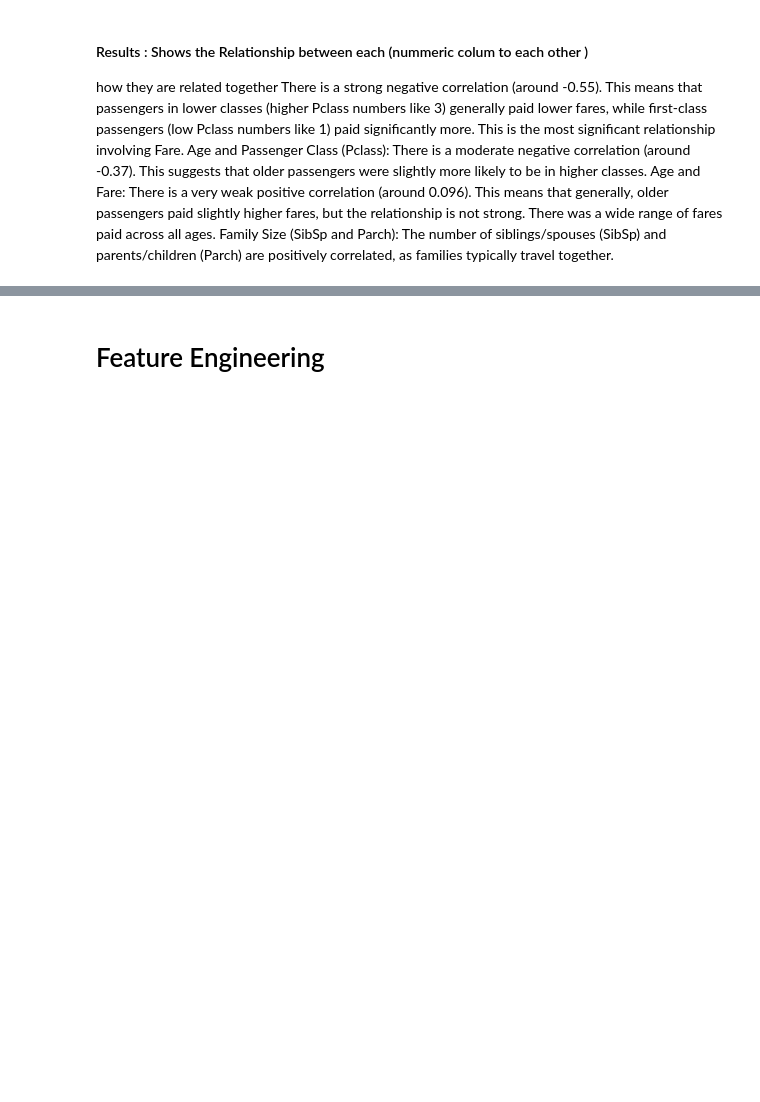
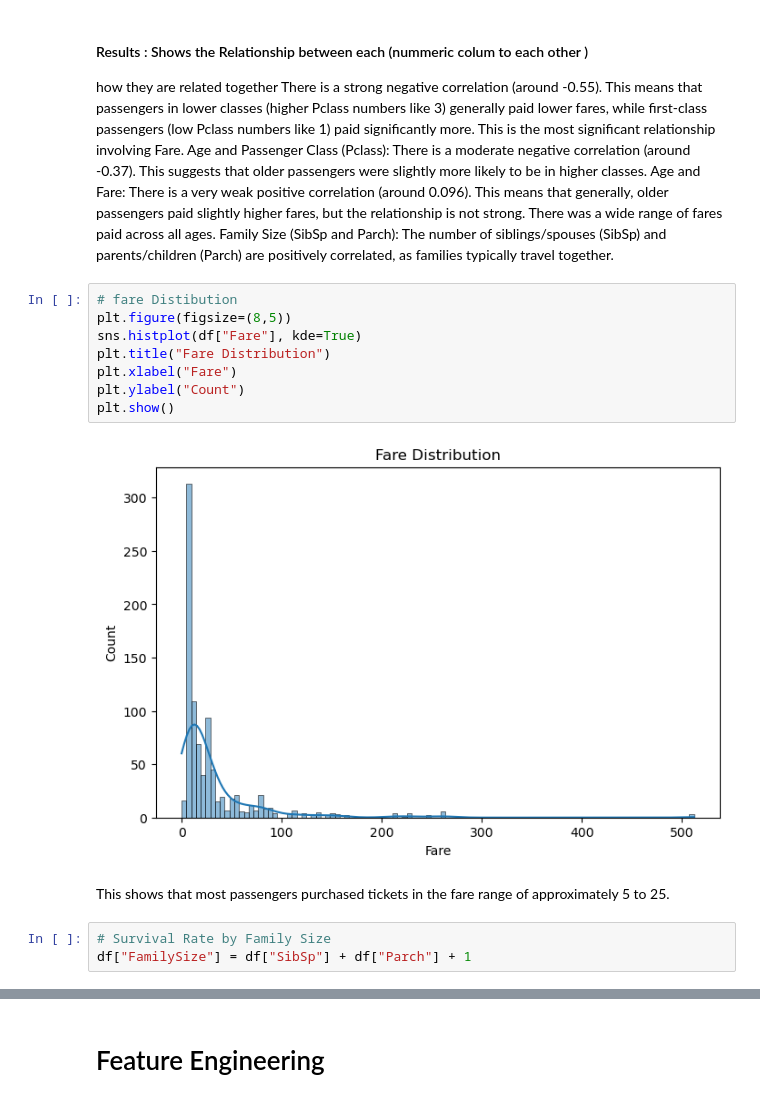
Before and after one commit to sandeshbhatta495/AI, a Jupyter notebook: Titanic Survival projects/titanic survival .ipynb, the cells around one changed output, grey strips where cells are left out. Cells and saved outputs as stored; diff of their text form; blank space fills up the shorter version.

```diff
--- a/Titanic Survival projects/titanic survival .ipynb
+++ b/Titanic Survival projects/titanic survival .ipynb
@@ -138,3 +138,18 @@ There is a strong negative correlation (around -0.55). This means that passenger
 Age and Passenger Class (Pclass): There is a moderate negative correlation (around -0.37). This suggests that older passengers were slightly more likely to be in higher classes.
 Age and Fare: There is a very weak positive correlation (around 0.096). This means that generally, older passengers paid slightly higher fares, but the relationship is not strong. There was a wide range of fares paid across all ages.
 Family Size (SibSp and Parch): The number of siblings/spouses (SibSp) and parents/children (Parch) are positively correlated, as families typically travel together.
+# %%
+# fare Distibution
+plt.figure(figsize=(8,5))
+sns.histplot(df["Fare"], kde=True)
+plt.title("Fare Distribution")
+plt.xlabel("Fare")
+plt.ylabel("Count")
+plt.show()
+# %% [output]
+[figure, added]
+# %% [markdown]
+This shows that most passengers purchased tickets in the fare range of approximately 5 to 25.
+# %%
+# Survival Rate by Family Size
+df["FamilySize"] = df["SibSp"] + df["Parch"] + 1
```
Also changed, not shown: parts of 20 cells of this notebook.
